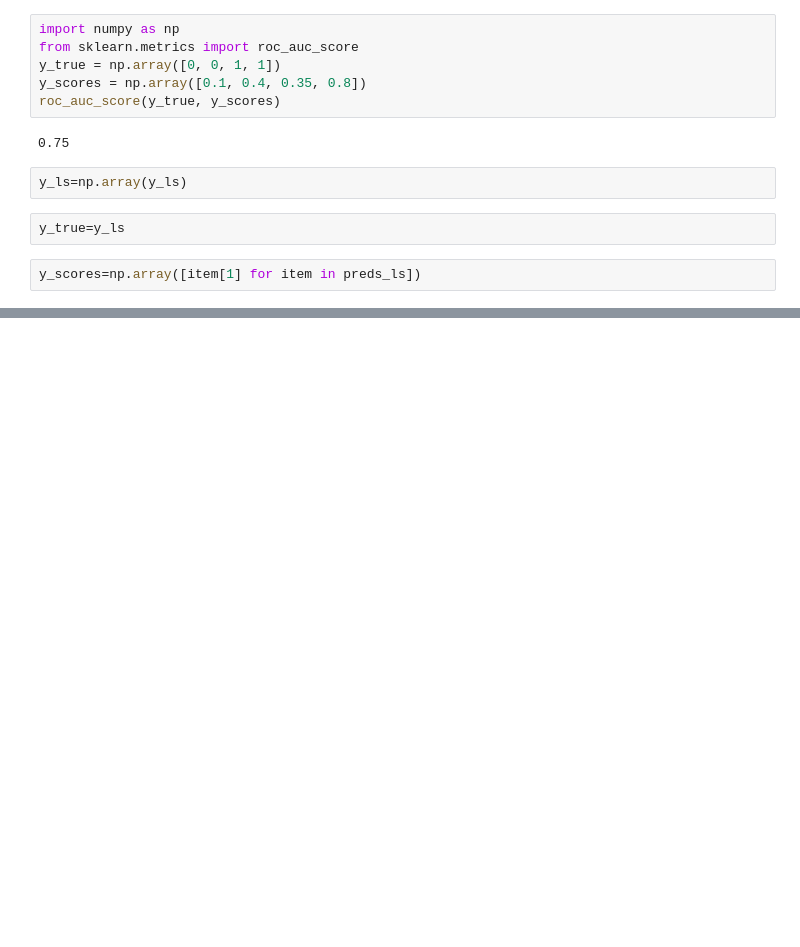
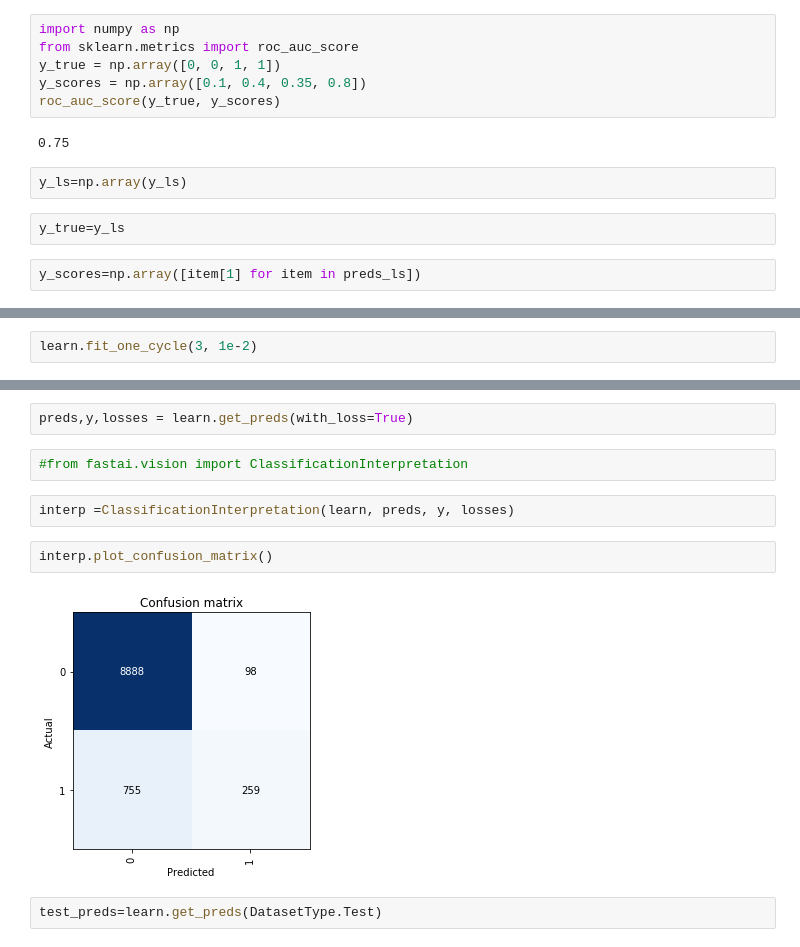
Before and after one commit to arunkundgol/kaggle-competition, a Jupyter notebook: fastai_tabular_approach.ipynb, the cells around one changed output, grey strips where cells are left out. Saved outputs shown, nothing was run; the diff lists cells and outputs as text; blank space fills up the shorter version.

```diff
--- a/fastai_tabular_approach.ipynb
+++ b/fastai_tabular_approach.ipynb
@@ -129,0 +263,2 @@ roc_auc_score(y_true, y_scores)
+# %%
+learn.fit_one_cycle(3, 1e-2)
@@ -129,0 +271,12 @@ roc_auc_score(y_true, y_scores)
+# %%
+preds,y,losses = learn.get_preds(with_loss=True)
+# %%
+#from fastai.vision import ClassificationInterpretation
+# %%
+interp =ClassificationInterpretation(learn, preds, y, losses)
+# %%
+interp.plot_confusion_matrix()
+# %% [output]
+[figure, added]
+# %%
+test_preds=learn.get_preds(DatasetType.Test)
```
Also changed, not shown: parts of 57 cells of this notebook.
